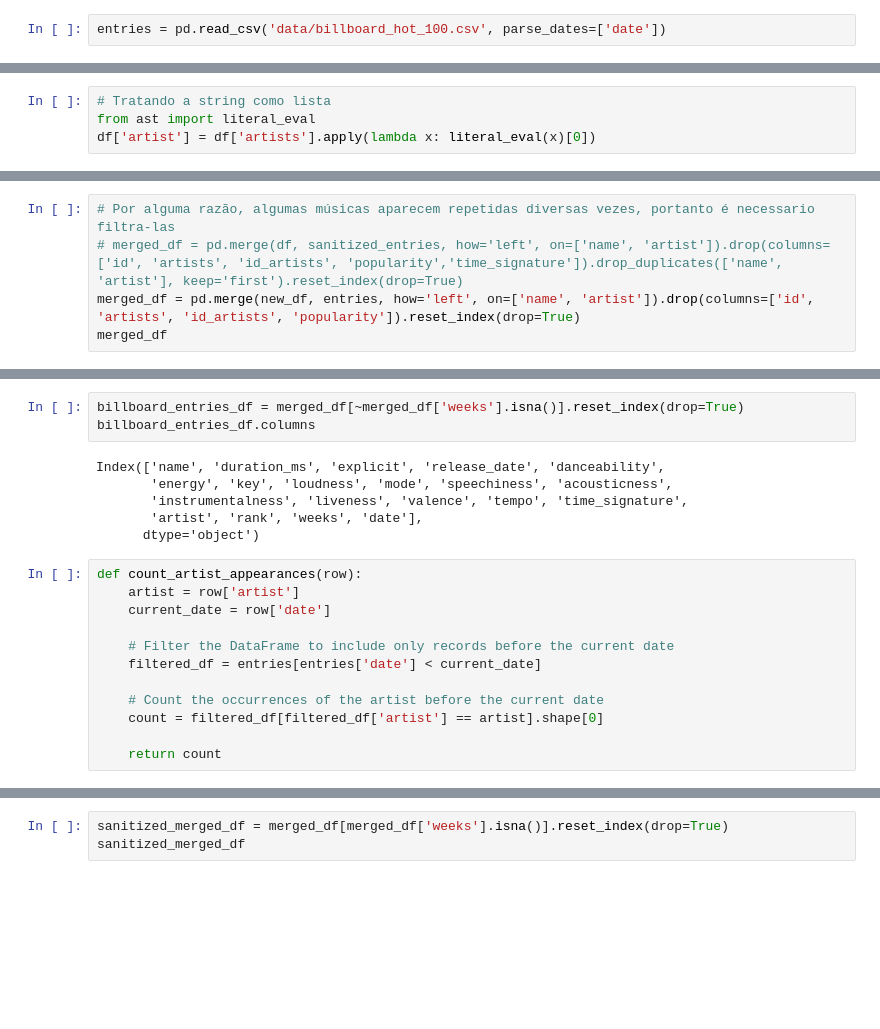
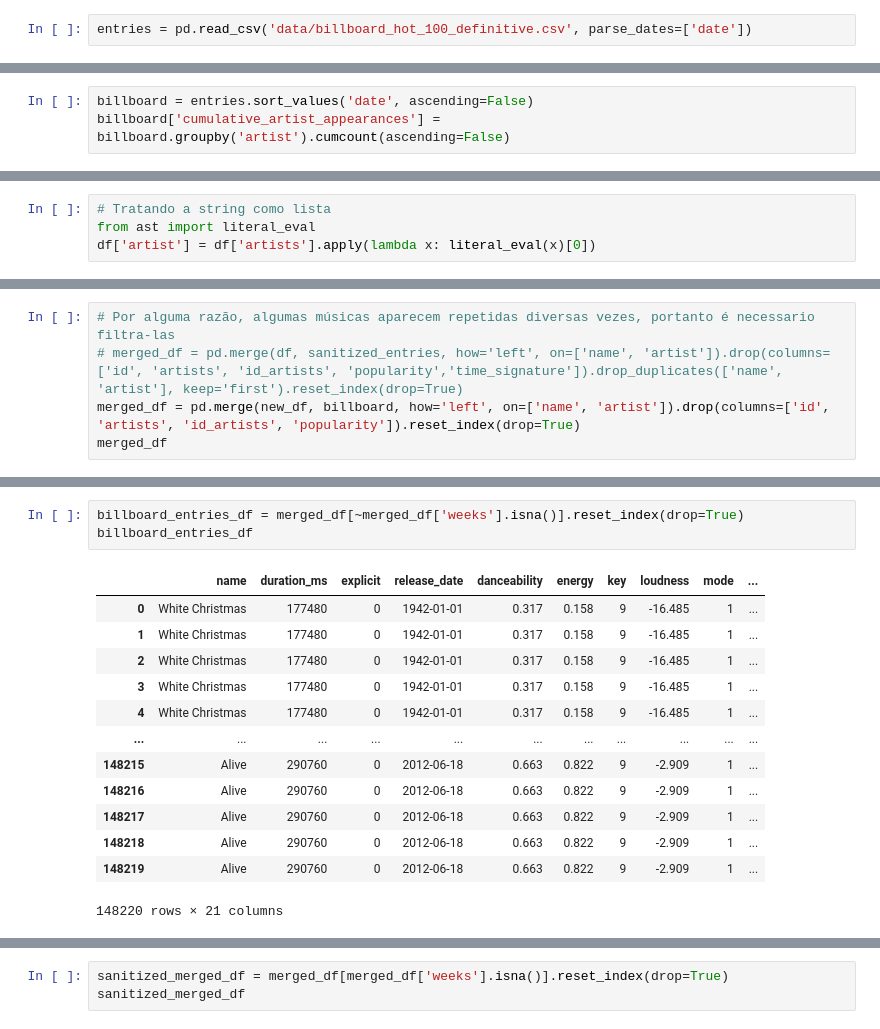
Before and after one commit to xRiku/gp-ufes, a Jupyter notebook: billboard_x_spotify.ipynb, the cells around one changed output, grey strips where cells are left out. Drawn from its saved outputs; the diff is of its cells as text; blank space fills up the shorter version.

```diff
--- a/billboard_x_spotify.ipynb
+++ b/billboard_x_spotify.ipynb
@@ -3,4 +3,4 @@ import pandas as pd
 # %%
 df = pd.read_csv('data/tracks.csv', parse_dates=['release_date'])
 # %%
-entries = pd.read_csv('data/billboard_hot_100.csv', parse_dates=['date'])
+entries = pd.read_csv('data/billboard_hot_100_definitive.csv', parse_dates=['date'])
@@ -24,3 +23,6 @@ entries
+# %%
+billboard = entries.sort_values('date', ascending=False)
+billboard['cumulative_artist_appearances'] = billboard.groupby('artist').cumcount(ascending=False)
 # %%
 # Agrupando as músicas que aparecem mais somando sua pontuação
 # sanitized_entries = entries.groupby(['name', 'artist'], as_index=False)['weeks'].agg('max').sort_values('weeks', ascending=False).reset_index(drop=True)
@@ -109,7 +111,7 @@ entries
 # %%
 # Por alguma razão, algumas músicas aparecem repetidas diversas vezes, portanto é necessario filtra-las
 # merged_df = pd.merge(df, sanitized_entries, how='left', on=['name', 'artist']).drop(columns=['id', 'artists', 'id_artists', 'popularity','time_signature']).drop_duplicates(['name', 'artist'], keep='first').reset_index(drop=True)
-merged_df = pd.merge(new_df, entries, how='left', on=['name', 'artist']).drop(columns=['id', 'artists', 'id_artists', 'popularity']).reset_index(drop=True)
+merged_df = pd.merge(new_df, billboard, how='left', on=['name', 'artist']).drop(columns=['id', 'artists', 'id_artists', 'popularity']).reset_index(drop=True)
 merged_df
 # %% [output]
 |  | name | duration_ms | explicit | release_date | danceability | energy | key | loudness | mode | ... |
@@ -128,21 +130,17 @@ merged_df
 # %%
 billboard_entries_df = merged_df[~merged_df['weeks'].isna()].reset_index(drop=True)
-billboard_entries_df.columns
+billboard_entries_df
 # %% [output]
+|  | name | duration_ms | explicit | release_date | danceability | energy | key | loudness | mode | ... |
+| 0 | White Christmas | 177480 | 0 | 1942-01-01 | 0.317 | 0.158 | 9 | -16.485 | 1 | ... |
+| 1 | White Christmas | 177480 | 0 | 1942-01-01 | 0.317 | 0.158 | 9 | -16.485 | 1 | ... |
+| 2 | White Christmas | 177480 | 0 | 1942-01-01 | 0.317 | 0.158 | 9 | -16.485 | 1 | ... |
+| 3 | White Christmas | 177480 | 0 | 1942-01-01 | 0.317 | 0.158 | 9 | -16.485 | 1 | ... |
+| 4 | White Christmas | 177480 | 0 | 1942-01-01 | 0.317 | 0.158 | 9 | -16.485 | 1 | ... |
+| ... | ... | ... | ... | ... | ... | ... | ... | ... | ... | ... |
+| 148215 | Alive | 290760 | 0 | 2012-06-18 | 0.663 | 0.822 | 9 | -2.909 | 1 | ... |
+| 148216 | Alive | 290760 | 0 | 2012-06-18 | 0.663 | 0.822 | 9 | -2.909 | 1 | ... |
+| 148217 | Alive | 290760 | 0 | 2012-06-18 | 0.663 | 0.822 | 9 | -2.909 | 1 | ... |
+| 148218 | Alive | 290760 | 0 | 2012-06-18 | 0.663 | 0.822 | 9 | -2.909 | 1 | ... |
+| 148219 | Alive | 290760 | 0 | 2012-06-18 | 0.663 | 0.822 | 9 | -2.909 | 1 | ... |
-Index(['name', 'duration_ms', 'explicit', 'release_date', 'danceability',
-       'energy', 'key', 'loudness', 'mode', 'speechiness', 'acousticness',
-       'instrumentalness', 'liveness', 'valence', 'tempo', 'time_signature',
-       'artist', 'rank', 'weeks', 'date'],
-      dtype='object')
+148220 rows × 21 columns
-# %%
-def count_artist_appearances(row):
-    artist = row['artist']
-    current_date = row['date']
-
-    # Filter the DataFrame to include only records before the current date
-    filtered_df = entries[entries['date'] < current_date]
-
-    # Count the occurrences of the artist before the current date
-    count = filtered_df[filtered_df['artist'] == artist].shape[0]
-
-    return count
```
Also changed, not shown: parts of 20 cells of this notebook, 1 other file.
